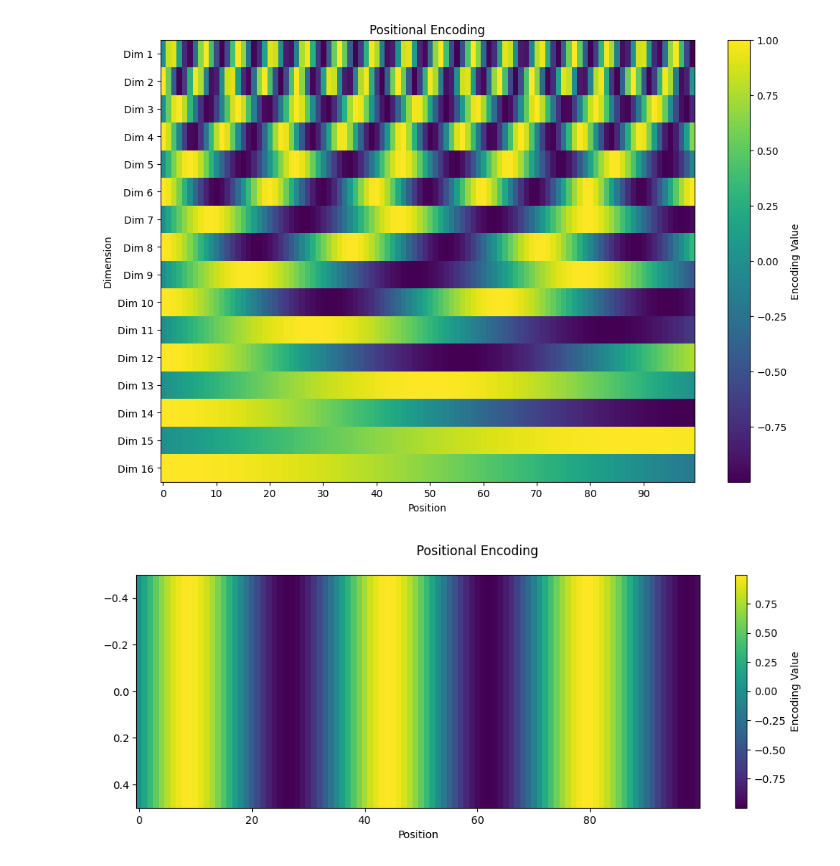
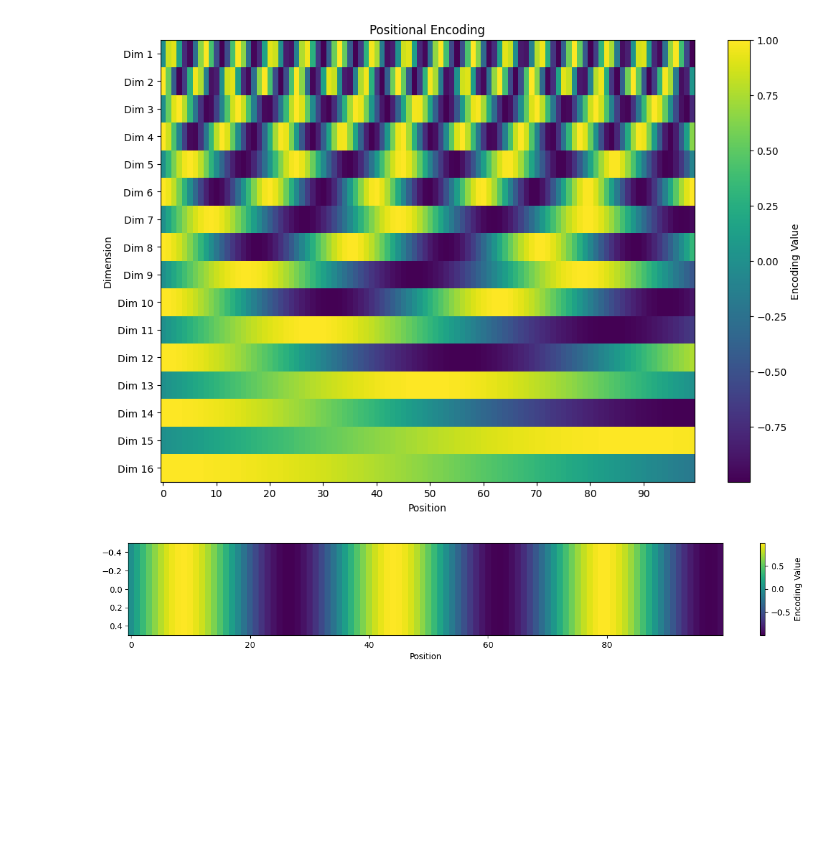
Before and after one commit to zzziito/Collision_Detection, a Jupyter notebook: etc/visualize.ipynb, the cells around one changed output. Saved outputs shown, nothing was run; the diff lists cells and outputs as text; code cells hidden in the pictures; blank space fills up the shorter version.

```diff
--- a/etc/visualize.ipynb
+++ b/etc/visualize.ipynb
@@ -39,22 +39,21 @@ plt.show()
 [figure]
 [figure]
 # %%
-# 특정 차원(Dimension)만 시각화하기
-# 예를 들어, 3번째와 4번째 차원만 보고 싶다면:
-selected_dims = [6]  # Python의 인덱스는 0부터 시작하므로, 3번째와 4번째 차원은 인덱스로 2와 3입니다.
 
-plt.figure(figsize=(12, 4))
+selected_dims = [6]
+
+plt.figure(figsize=(16, 2))
 for i, dim in enumerate(selected_dims):
     plt.subplot(1, len(selected_dims), i+1)
     plt.imshow(pe_fixed.T[dim:dim+1], cmap='viridis', aspect='auto')
     plt.colorbar(label='Encoding Value')
     # plt.yticks([0], [f"Dim {dim+1}"])
     # plt.xticks(range(0, len(pos), len(pos)//10), [str(i) for i in range(0, len(pos), len(pos)//10)])
     plt.xlabel("Position")
     # if i == 0:
         # plt.ylabel("Dimension")
 
-plt.suptitle("Positional Encoding")
+# plt.suptitle("Positional Encoding")
 plt.show()
 # %% [output]
-[figure, old version]
+[figure, new version]
```
Also changed, not shown: 13 other files.
